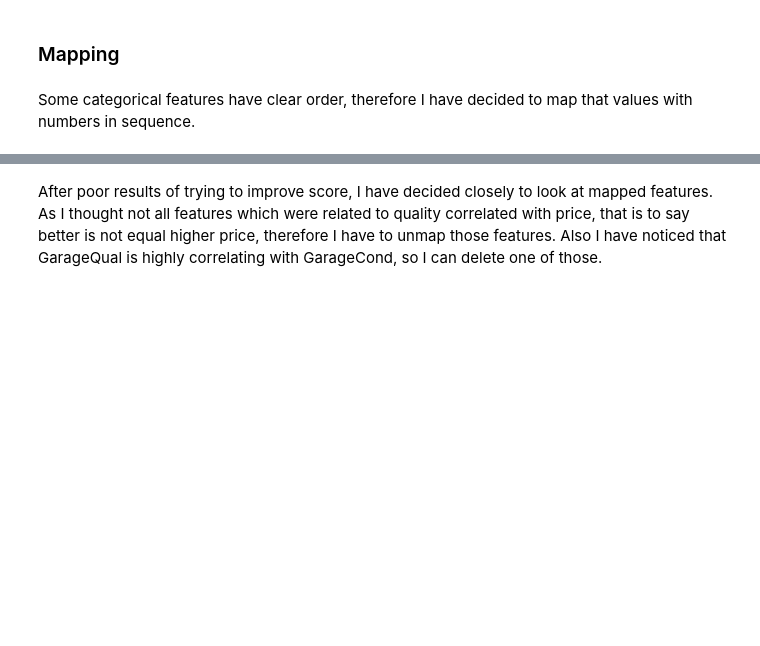
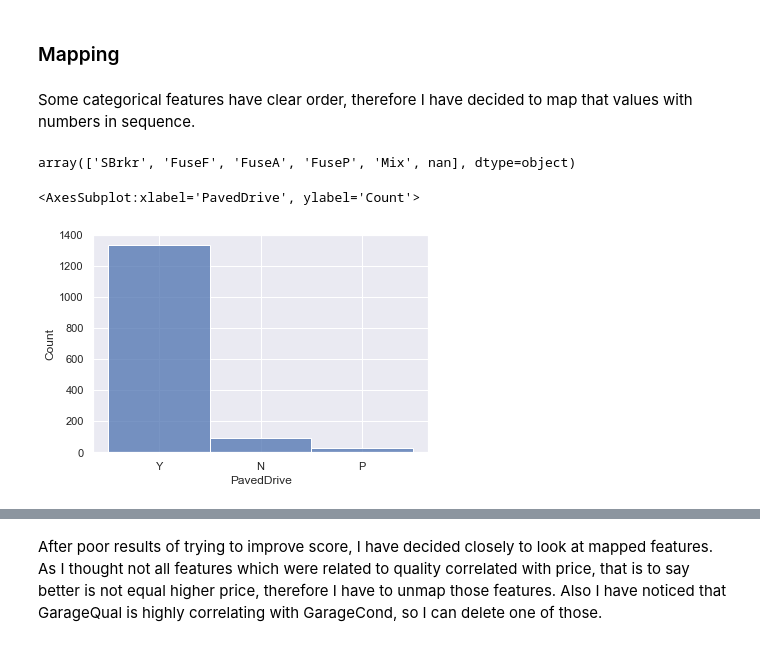
Before and after one commit to Gedas-LT/kaggle-ames-house-prices, a Jupyter notebook: predictions.ipynb, the cells around one changed output, grey strips where cells are left out. Drawn from its saved outputs; the diff is of its cells as text; code cells hidden in the pictures; blank space fills up the shorter version.

```diff
--- a/predictions.ipynb
+++ b/predictions.ipynb
@@ -183,3 +183,12 @@ Some categorical features have clear order, therefore I have decided to map that
 # %%
 train_encoded_data = cleaned_train_data.copy()
 test_encoded_data = cleaned_test_data.copy()
+# %%
+train_encoded_data["Electrical"].unique()
+# %% [output]
+array(['SBrkr', 'FuseF', 'FuseA', 'FuseP', 'Mix', nan], dtype=object)
+# %%
+sns.histplot(data=train_encoded_data, x="PavedDrive")
+# %% [output]
+<AxesSubplot:xlabel='PavedDrive', ylabel='Count'>
+[figure, added]
```
Also changed, not shown: parts of 8 cells of this notebook.
